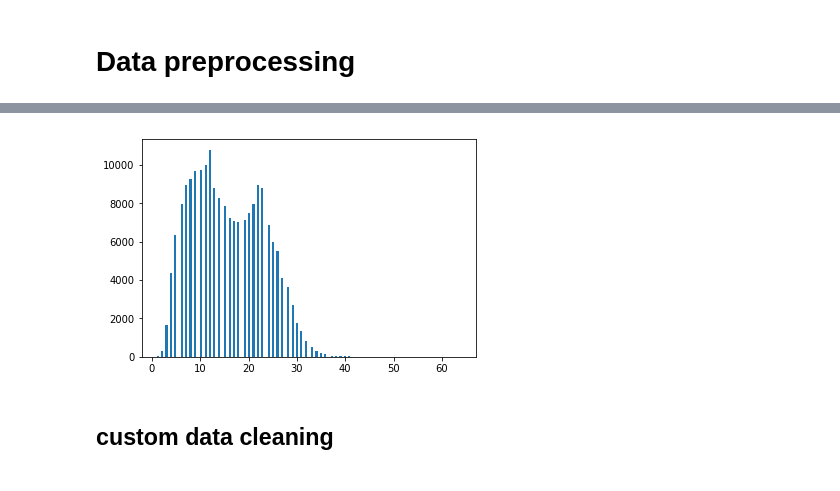
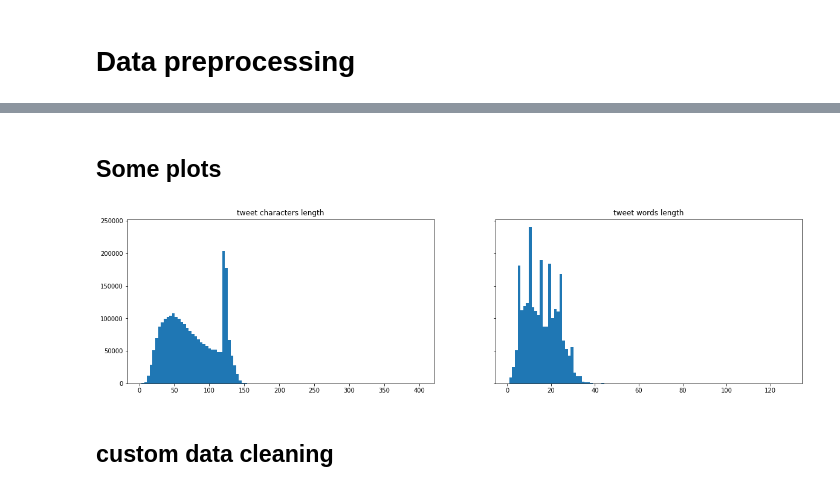
Before and after one commit to LeoWirz/MLproject2, a Jupyter notebook: code/Twitter_LW.ipynb, the cells around one changed output, grey strips where cells are left out. Drawn from its saved outputs; the diff is of its cells as text; code cells hidden in the pictures.

```diff
--- a/code/Twitter_LW.ipynb
+++ b/code/Twitter_LW.ipynb
@@ -77,8 +75,16 @@ plt.show()
-# %%
-plt.hist([len(twit.split()) for twit in train_data], bins=140)
-plt.show()
-# %% [output]
-[figure, removed]
+# %% [markdown]
+## Some plots
+# %%
+f, (ax1, ax2) = plt.subplots(1, 2, sharey=True)
+ax1.hist([len(twit) for twit in train_data], bins=100)
+ax1.set_title('tweet characters length')
+ax2.hist([len(twit.split()) for twit in train_data], bins=100)
+ax2.set_title('tweet words length')
+f.set_figheight(5)
+f.set_figwidth(20)
+plt.show()
+# %% [output]
+[figure, added]
 # %% [markdown]
 ## custom data cleaning
 # %%
```
Also changed, not shown: parts of 67 cells of this notebook, 1 other file.
